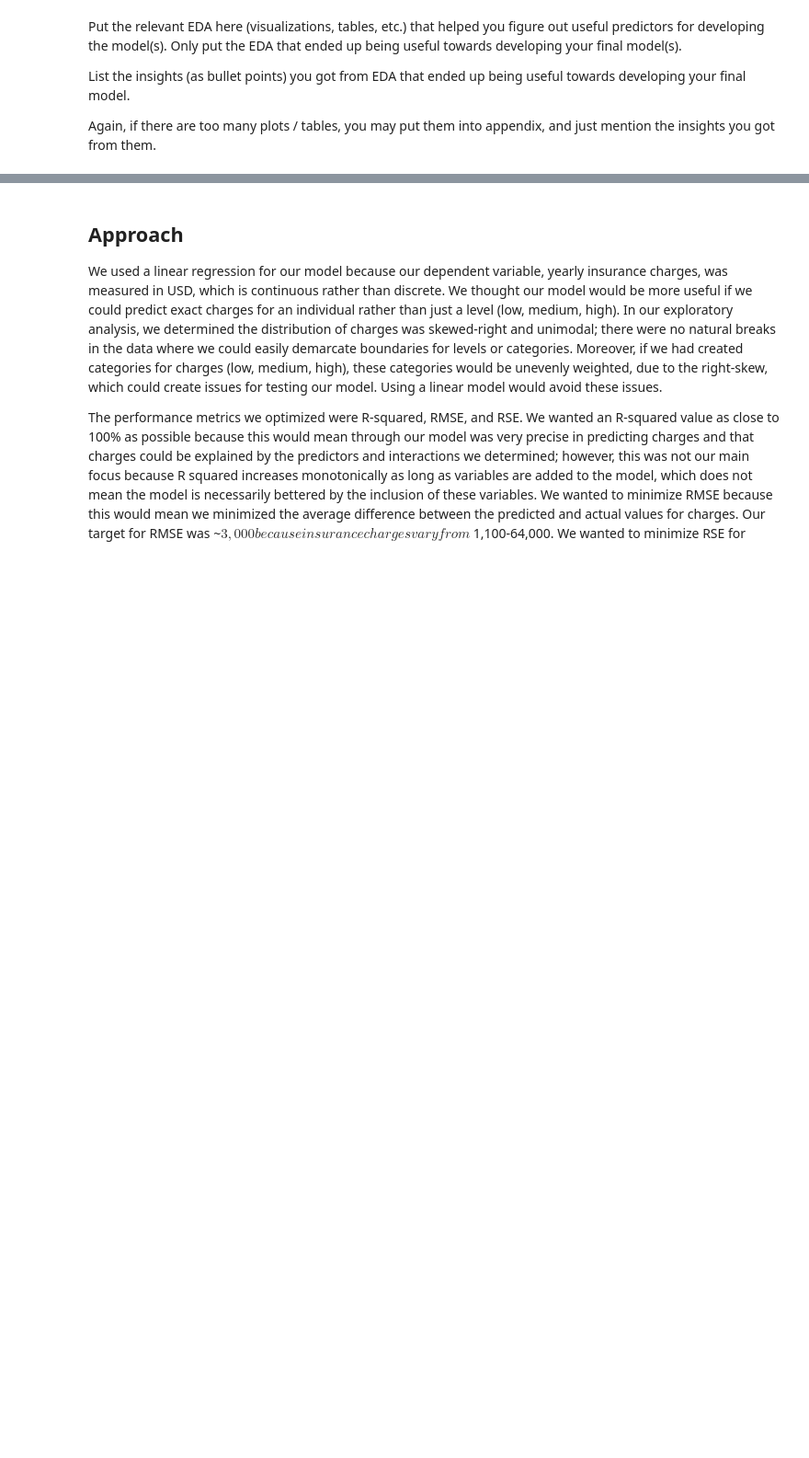
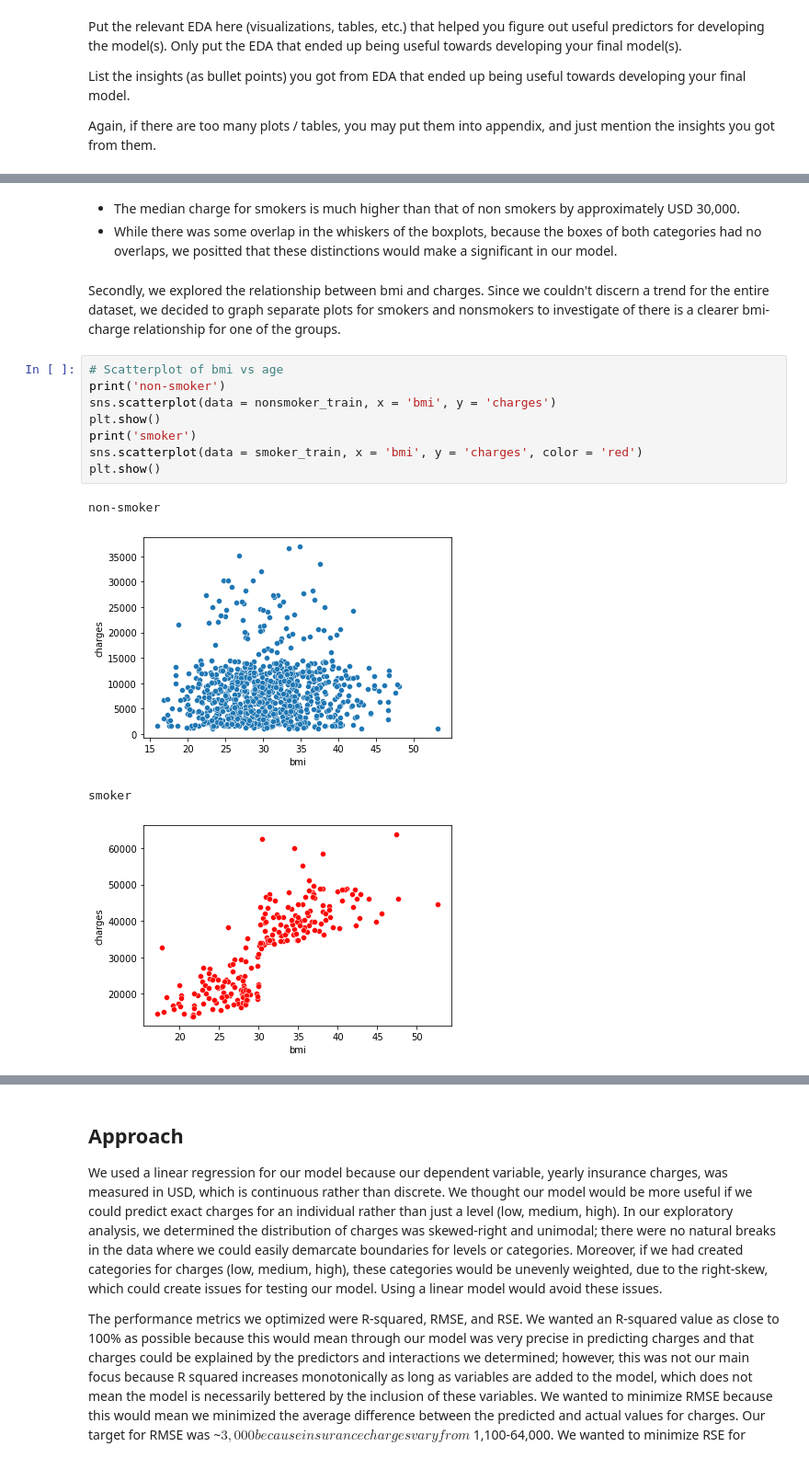
Before and after one commit to nataliekhao/STAT303-2-Project, a Jupyter notebook: Project Report Template.ipynb, the cells around one changed output, grey strips where cells are left out. Shown at 92% size. Cells and saved outputs as stored; diff of their text form; blank space fills up the shorter version.

```diff
--- a/Project Report Template.ipynb
+++ b/Project Report Template.ipynb
@@ -61,0 +89,18 @@ Again, if there are too many plots / tables, you may put them into appendix, and
+# %% [markdown]
+- The median charge for smokers is much higher than that of non smokers by approximately USD 30,000.
+- While there was some overlap in the whiskers of the boxplots, because the boxes of both categories had no overlaps, we positted that these distinctions would make a significant in our model.
+# %% [markdown]
+Secondly, we explored the relationship between bmi and charges. Since we couldn't discern a trend for the entire dataset, we decided to graph separate plots for smokers and nonsmokers to investigate of there is a clearer bmi-charge relationship for one of the groups.
+# %%
+# Scatterplot of bmi vs age
+print('non-smoker')
+sns.scatterplot(data = nonsmoker_train, x = 'bmi', y = 'charges')
+plt.show()
+print('smoker')
+sns.scatterplot(data = smoker_train, x = 'bmi', y = 'charges', color = 'red')
+plt.show()
+# %% [output]
+non-smoker
+[figure, added]
+smoker
+[figure, added]
```
Also changed, not shown: parts of 14 cells of this notebook.
